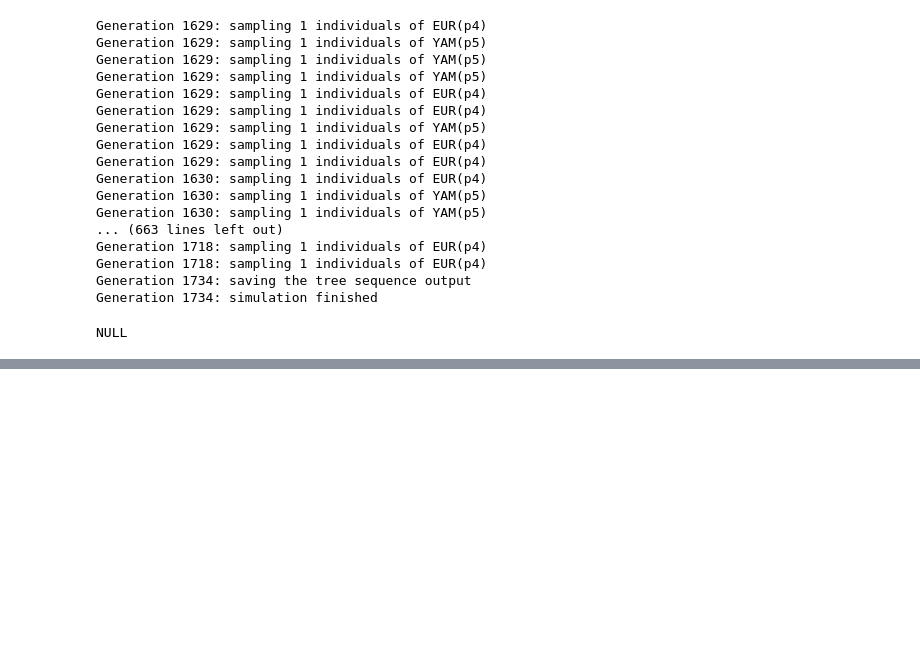
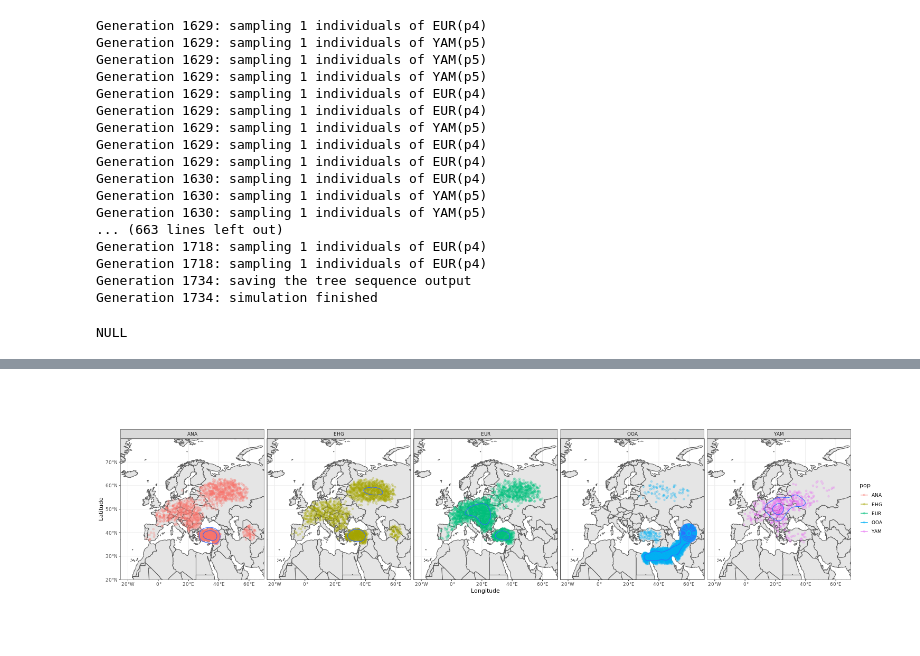
Before and after one commit to MoiColl/spaceNNtime, a Jupyter notebook: backup/jupyternotebooks/slendr_simulations.ipynb, the cells around one changed output, grey strips where cells are left out. Saved outputs shown, nothing was run; the diff lists cells and outputs as text; code cells hidden in the pictures; blank space fills up the shorter version.

Commit message:
ra: check metadata file lat and lon values of sampled individuals

```diff
--- a/backup/jupyternotebooks/slendr_simulations.ipynb
+++ b/backup/jupyternotebooks/slendr_simulations.ipynb
@@ -593,0 +584,16 @@ NULL
+# %%
+%%R -w 1500
+world <- ne_countries(scale = "medium", returnclass = "sf")
+
+metadata %>%
+    ggplot() +
+    geom_sf(data = world) +
+    coord_sf(xlim = c(-25, 70), ylim = c(20, 80), expand = FALSE) +
+    geom_point(aes(x = lat, y = lon, color = pop), alpha = 0.25) +
+    geom_density_2d(aes(x = lat, y = lon)) +
+    facet_grid(.~pop) +
+    theme_bw() +
+    xlab("Longitude") +
+    ylab("Latitude")
+# %% [output]
+[figure, added]
```
Also changed, not shown: parts of 5 cells of this notebook, 2 other files.
